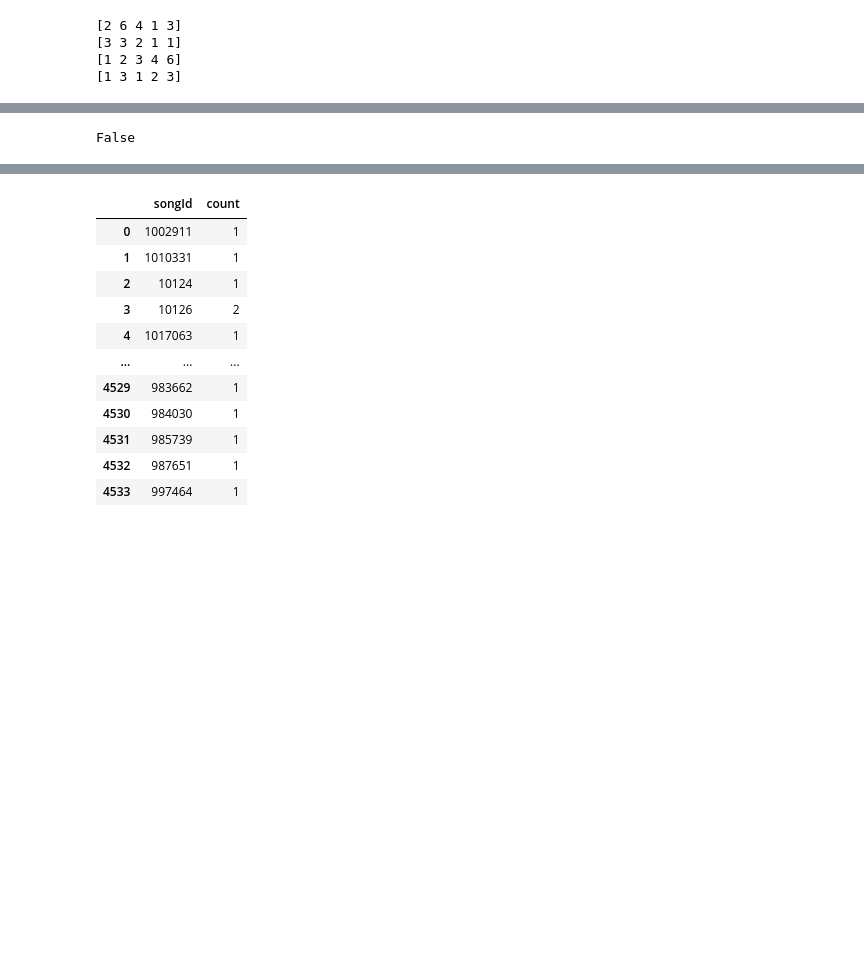
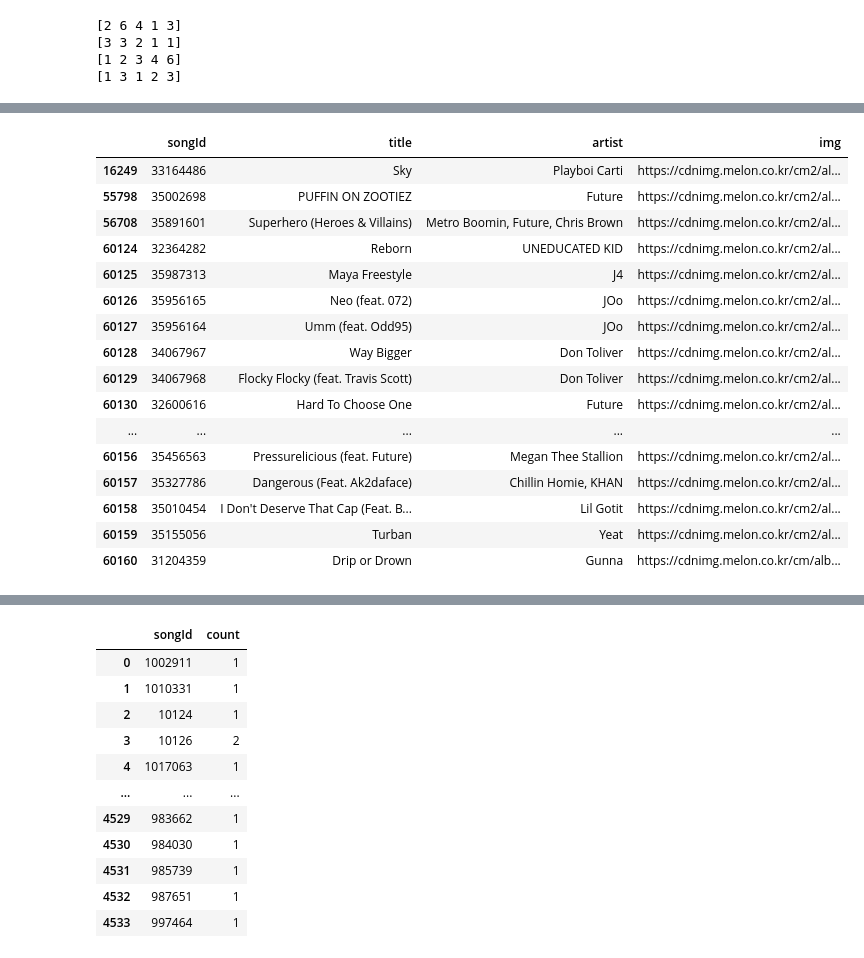
Before and after one commit to ssmpet/MachineLearning-Lecture-2023-5, a Jupyter notebook: 98.Project/05.플레이리스트기반추천.ipynb, the cells around one changed output, grey strips where cells are left out. Saved outputs shown, nothing was run; the diff lists cells and outputs as text; code cells hidden in the pictures; blank space fills up the shorter version.

```diff
--- a/98.Project/05.플레이리스트기반추천.ipynb
+++ b/98.Project/05.플레이리스트기반추천.ipynb
@@ -128,8 +139,8 @@ print(string.punctuation)
 # 아이유
 
 
-keyword_artist = '송이한'
-keyword_title = '아무 일도, 아무것도'
+keyword_artist = ''
+keyword_title = '다섯계절이야기'
 keyword_title = re.sub('['+string.punctuation+']', '', keyword_title)
 keyword_artist = re.sub('['+string.punctuation+']', '', keyword_artist)
 # %% [output]
@@ -256,7 +258,23 @@ songs
-# %%
-not df[df.songId == '32939000'].empty
-# %% [output]
-False
+# %%
+plist2[plist2.songId.isin(songs[0])]
+# %% [output]
+|  | songId | title | artist | img |
+| 16249 | 33164486 | Sky | Playboi Carti | https://cdnimg.melon.co.kr/cm2/al... |
+| 55798 | 35002698 | PUFFIN ON ZOOTIEZ | Future | https://cdnimg.melon.co.kr/cm2/al... |
+| 56708 | 35891601 | Superhero (Heroes & Villains) | Metro Boomin, Future, Chris Brown | https://cdnimg.melon.co.kr/cm2/al... |
+| 60124 | 32364282 | Reborn | UNEDUCATED KID | https://cdnimg.melon.co.kr/cm2/al... |
+| 60125 | 35987313 | Maya Freestyle | J4 | https://cdnimg.melon.co.kr/cm2/al... |
+| 60126 | 35956165 | Neo (feat. 072) | JOo | https://cdnimg.melon.co.kr/cm2/al... |
+| 60127 | 35956164 | Umm (feat. Odd95) | JOo | https://cdnimg.melon.co.kr/cm2/al... |
+| 60128 | 34067967 | Way Bigger | Don Toliver | https://cdnimg.melon.co.kr/cm2/al... |
+| 60129 | 34067968 | Flocky Flocky (feat. Travis Scott) | Don Toliver | https://cdnimg.melon.co.kr/cm2/al... |
+| 60130 | 32600616 | Hard To Choose One | Future | https://cdnimg.melon.co.kr/cm2/al... |
+| ... | ... | ... | ... | ... |
+| 60156 | 35456563 | Pressurelicious (feat. Future) | Megan Thee Stallion | https://cdnimg.melon.co.kr/cm2/al... |
+| 60157 | 35327786 | Dangerous (Feat. Ak2daface) | Chillin Homie, KHAN | https://cdnimg.melon.co.kr/cm2/al... |
+| 60158 | 35010454 | I Don't Deserve That Cap (Feat. B... | Lil Gotit | https://cdnimg.melon.co.kr/cm2/al... |
+| 60159 | 35155056 | Turban | Yeat | https://cdnimg.melon.co.kr/cm2/al... |
+| 60160 | 31204359 | Drip or Drown | Gunna | https://cdnimg.melon.co.kr/cm/alb... |
 # %%
 cnt = 0
 song_list = []
```
Also changed, not shown: parts of 17 cells of this notebook, 8 other files.
